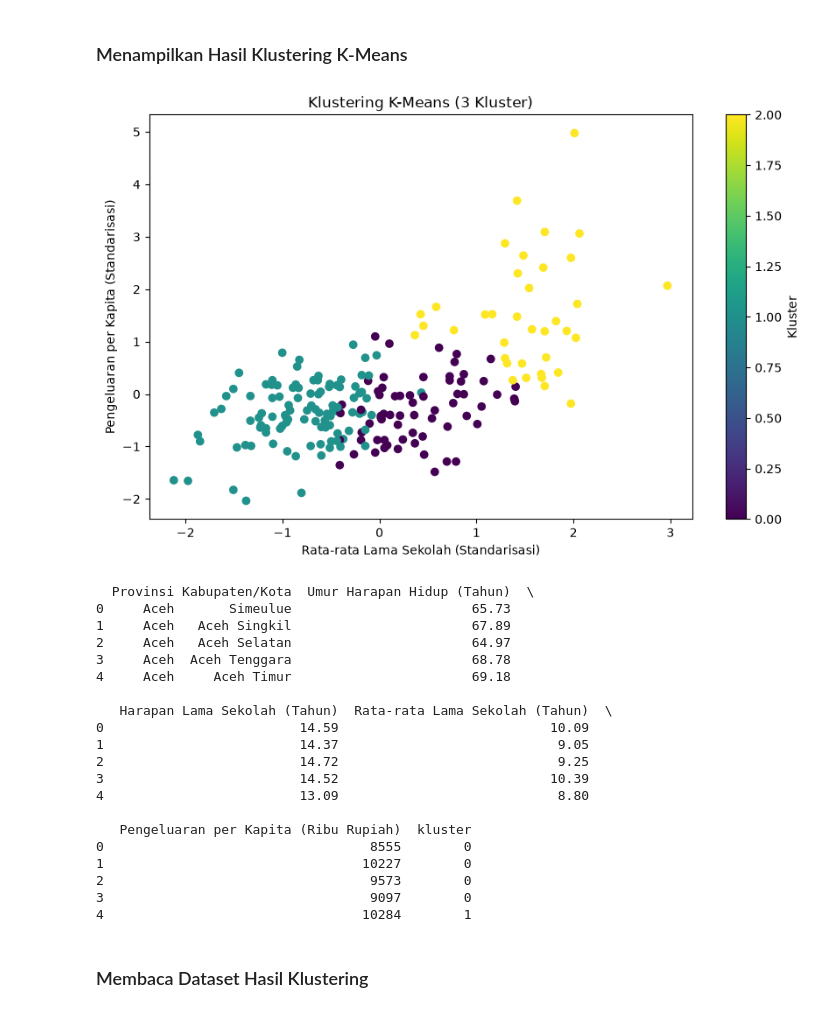
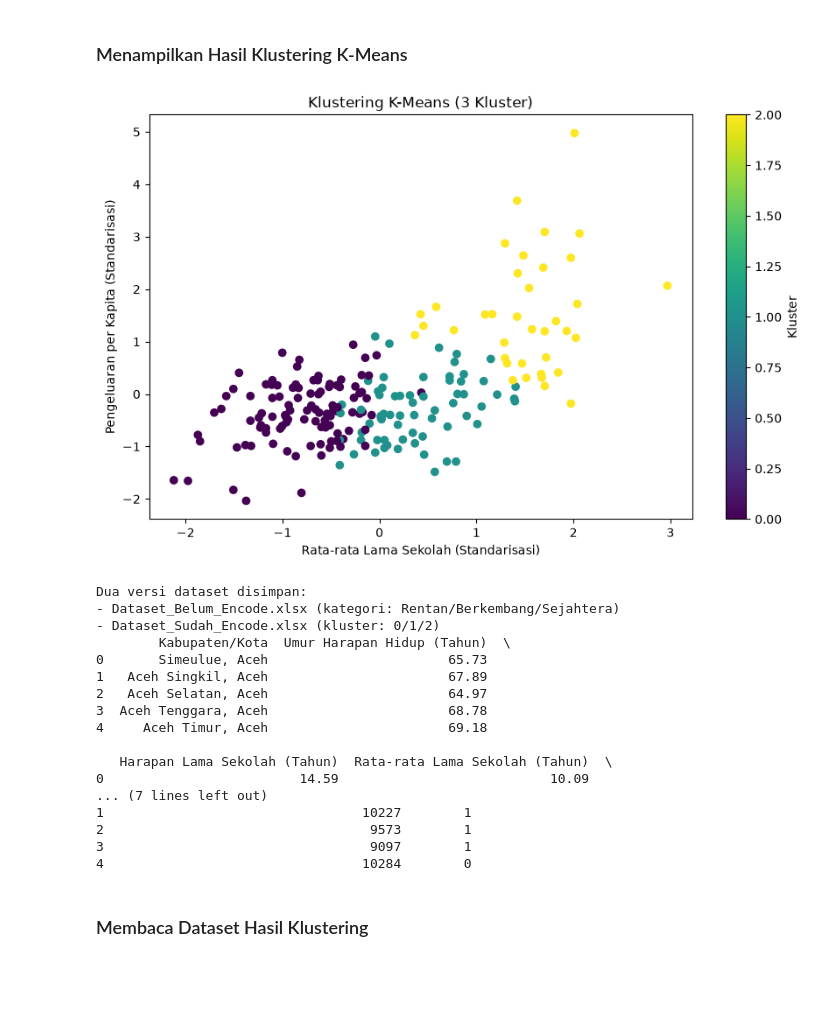
Before and after one commit to YusAidil/DATA-SET, a Jupyter notebook: Praktikum4_KMeans.ipynb, the cells around one changed output. Drawn from its saved outputs; the diff is of its cells as text; code cells hidden in the pictures; blank space fills up the shorter version.

Commit message:
Praktikum 4 K-Means: dataset kerentanan sosial-ekonomi (IPM BPS), notebook, laporan & sumber data

```diff
--- a/Praktikum4_KMeans.ipynb
+++ b/Praktikum4_KMeans.ipynb
@@ -12,8 +12,8 @@ from sklearn.cluster import KMeans
 from sklearn.preprocessing import StandardScaler
 import matplotlib.pyplot as plt
 
-# Memuat file Excel
-jalur_file = 'Kesejahteraan_Daerah.xlsx'
+# Memuat file Excel (dataset awal TANPA target)
+jalur_file = 'Dataset_Awal_TanpaTarget.xlsx'
 df = pd.read_excel(jalur_file)
 
 # Memilih kolom numerik yang relevan untuk klustering
@@ -44,45 +44,53 @@ df['kluster'] = df['kluster'].map(peta_urut)
 # %%
 # Plot Kluster
 plt.figure(figsize=(10, 6))
 plt.scatter(
     data_distandarkan[:, 2],
     data_distandarkan[:, 3],
     c=df['kluster'],
     cmap='viridis'
 )
 plt.xlabel('Rata-rata Lama Sekolah (Standarisasi)')
 plt.ylabel('Pengeluaran per Kapita (Standarisasi)')
 plt.title('Klustering K-Means (3 Kluster)')
 plt.colorbar(label='Kluster')
 plt.show()
 
-# Menyimpan dataframe dengan label kluster
-df.to_excel('Kesejahteraan_kluster.xlsx', index=False)
+# Label teks untuk tiap kluster
+label_teks = {0: 'Rentan', 1: 'Berkembang', 2: 'Sejahtera'}
 
-# Menampilkan beberapa baris pertama
+# ---- Hasil kluster versi BELUM di-encode (kategori berupa TEKS) ----
+df_belum = df.copy()
+df_belum['Kategori Kerentanan'] = df_belum['kluster'].map(label_teks)
+df_belum = df_belum.drop(columns=['kluster'])
+df_belum.to_excel('Hasil_Kluster_BelumEncode.xlsx', index=False)
+
+# ---- Hasil kluster versi SUDAH di-encode (kategori berupa ANGKA 0/1/2) ----
+df.to_excel('Hasil_Kluster_SudahEncode.xlsx', index=False)
+
+print('Dua versi hasil kluster disimpan:')
+print('- Hasil_Kluster_BelumEncode.xlsx (kategori: Rentan/Berkembang/Sejahtera)')
+print('- Hasil_Kluster_SudahEncode.xlsx (kluster: 0/1/2)')
 print(df.head())
 # %% [output]
-[figure, old version]
+[figure, new version]
-  Provinsi Kabupaten/Kota  Umur Harapan Hidup (Tahun)  \
-0     Aceh       Simeulue                       65.73
-1     Aceh   Aceh Singkil                       67.89
-2     Aceh   Aceh Selatan                       64.97
-3     Aceh  Aceh Tenggara                       68.78
-4     Aceh     Aceh Timur                       69.18
+Dua versi dataset disimpan:
+- Dataset_Belum_Encode.xlsx (kategori: Rentan/Berkembang/Sejahtera)
+- Dataset_Sudah_Encode.xlsx (kluster: 0/1/2)
+        Kabupaten/Kota  Umur Harapan Hidup (Tahun)  \
+0       Simeulue, Aceh                       65.73
+1   Aceh Singkil, Aceh                       67.89
+2   Aceh Selatan, Aceh                       64.97
+3  Aceh Tenggara, Aceh                       68.78
+4     Aceh Timur, Aceh                       69.18
 
    Harapan Lama Sekolah (Tahun)  Rata-rata Lama Sekolah (Tahun)  \
 0                         14.59                           10.09
-1                         14.37                            9.05
-2                         14.72                            9.25
-3                         14.52                           10.39
-4                         13.09                            8.80
-
-   Pengeluaran per Kapita (Ribu Rupiah)  kluster
-0                                  8555        0
-1                                 10227        0
-2                                  9573        0
-3                                  9097        0
-4                                 10284        1
+... (7 lines left out)
+1                                 10227        1
+2                                  9573        1
+3                                  9097        1
+4                                 10284        0
 # %% [markdown]
 ### Membaca Dataset Hasil Klustering
 # %%
```
Also changed, not shown: parts of 6 cells of this notebook, 12 other files.
